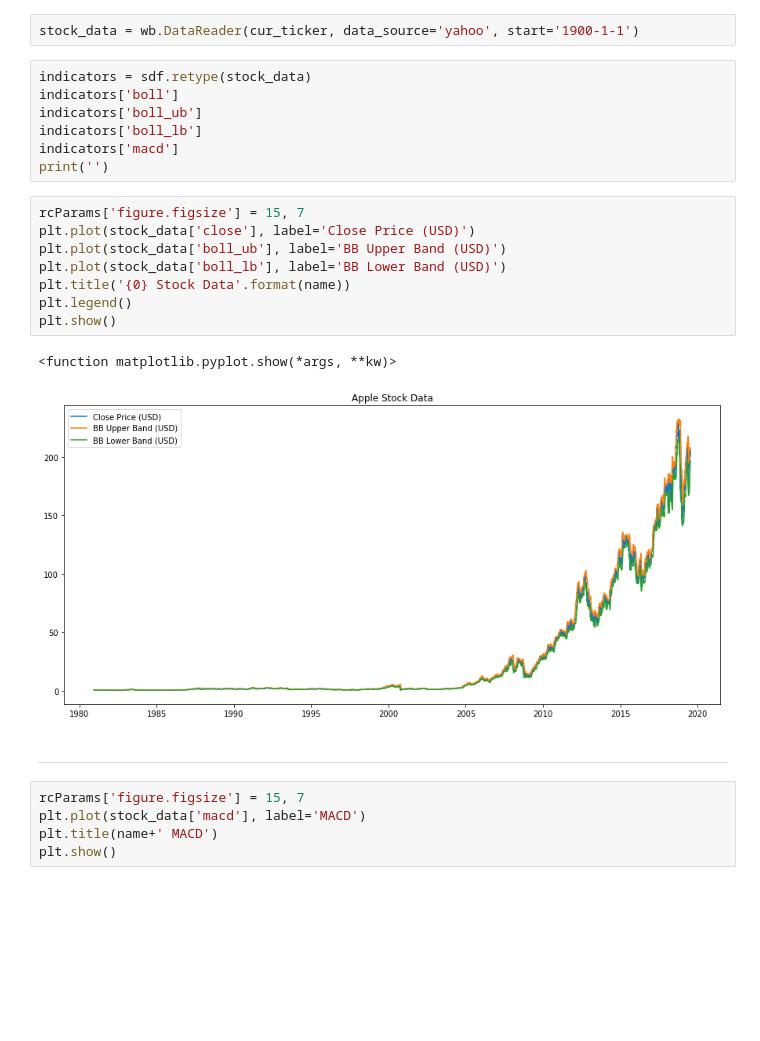
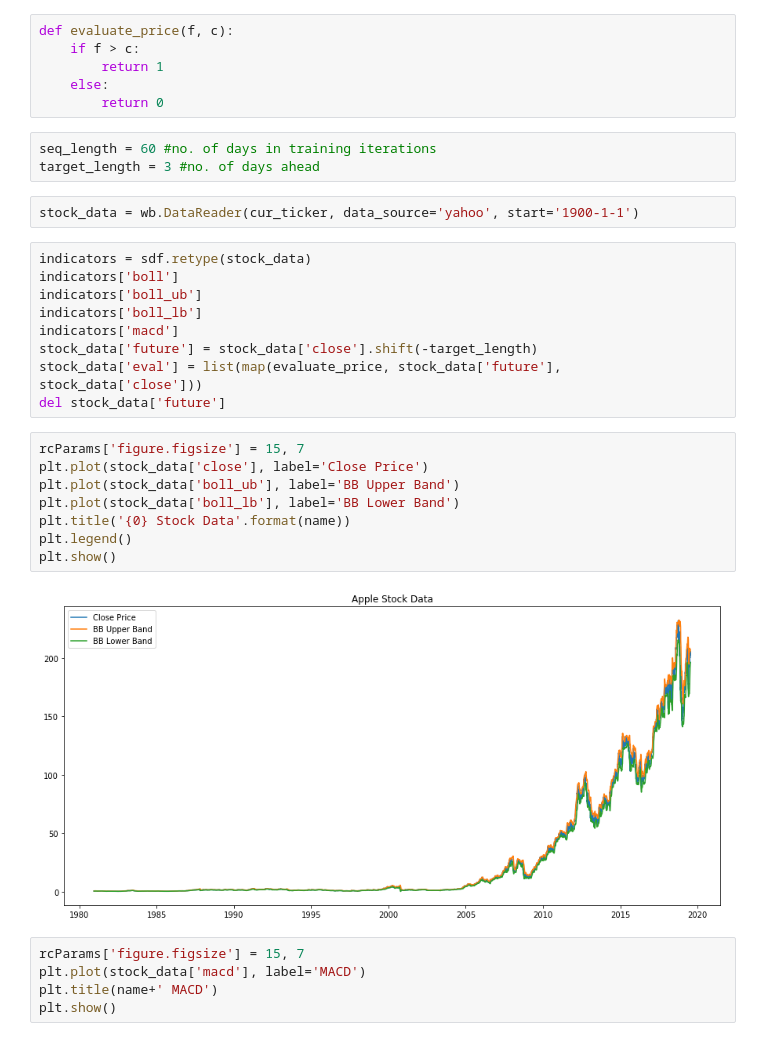
Before and after one commit to seanvhq/stockPredictionRepo, a Jupyter notebook: stockPrediction.ipynb, the cells around one changed output. Drawn from its saved outputs; the diff is of its cells as text; blank space fills up the shorter version.

Commit message:
added preprocessing to data, begun creating model

```diff
--- a/stockPrediction.ipynb
+++ b/stockPrediction.ipynb
@@ -127,3 +123,12 @@ Current Apple sentiment: Good.
+# %%
+def evaluate_price(f, c):
+    if f > c:
+        return 1
+    else:
+        return 0
+# %%
+seq_length = 60 #no. of days in training iterations
+target_length = 3 #no. of days ahead
 # %%
 stock_data = wb.DataReader(cur_ticker, data_source='yahoo', start='1900-1-1')
 # %%
@@ -132,20 +137,19 @@ indicators['boll']
 indicators['boll_ub']
 indicators['boll_lb']
 indicators['macd']
-print('')
+stock_data['future'] = stock_data['close'].shift(-target_length)
+stock_data['eval'] = list(map(evaluate_price, stock_data['future'], stock_data['close']))
+del stock_data['future']
 # %%
 rcParams['figure.figsize'] = 15, 7
-plt.plot(stock_data['close'], label='Close Price (USD)')
-plt.plot(stock_data['boll_ub'], label='BB Upper Band (USD)')
-plt.plot(stock_data['boll_lb'], label='BB Lower Band (USD)')
+plt.plot(stock_data['close'], label='Close Price')
+plt.plot(stock_data['boll_ub'], label='BB Upper Band')
+plt.plot(stock_data['boll_lb'], label='BB Lower Band')
 plt.title('{0} Stock Data'.format(name))
 plt.legend()
 plt.show()
 # %% [output]
-<function matplotlib.pyplot.show(*args, **kw)>
-[figure, old version]
+[figure, new version]
-# %% [markdown]
--------------------------------------
 # %%
 rcParams['figure.figsize'] = 15, 7
 plt.plot(stock_data['macd'], label='MACD')
```
Also changed, not shown: parts of 22 cells of this notebook, 1 other file.
